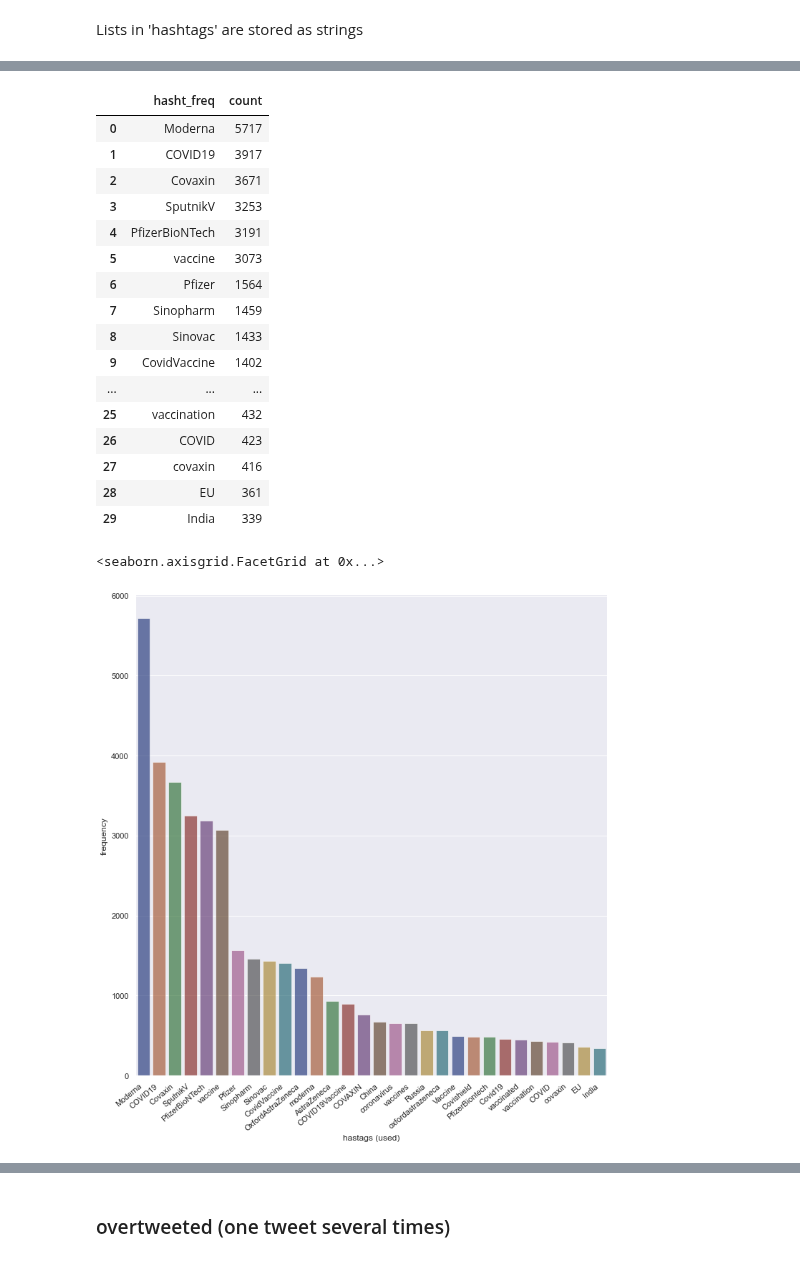
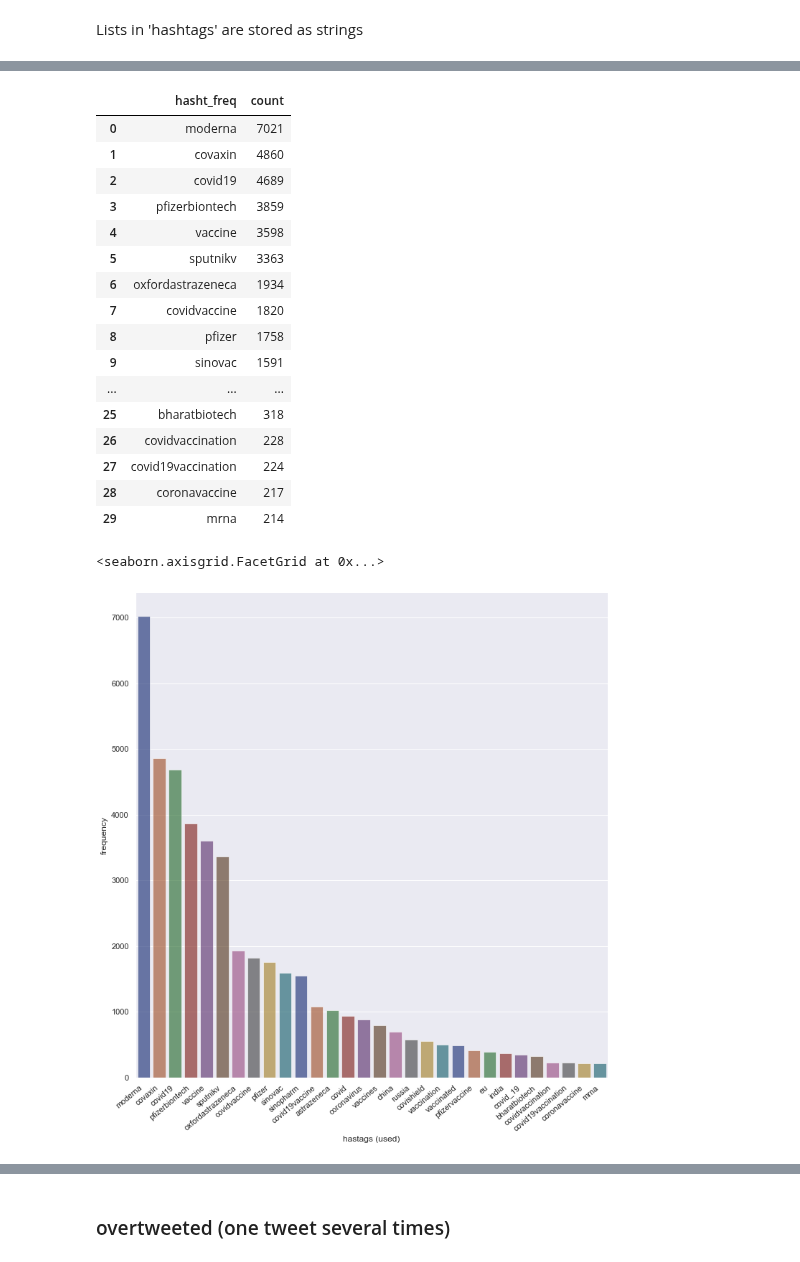
Before and after one commit to BiBa-01/Capstone_Covid, a Jupyter notebook: TweetsEDA.ipynb, the cells around one changed output, grey strips where cells are left out. Drawn from its saved outputs; the diff is of its cells as text; code cells hidden in the pictures.

```diff
--- a/TweetsEDA.ipynb
+++ b/TweetsEDA.ipynb
@@ -389,41 +443,40 @@ TypeError: eval() arg 1 must be a string, bytes or code object
 df_tweety['hashtags'] = df_tweety['hashtags'].fillna('[]')
 
 def to_1D(Series):
-    return pd.Series([x for lst in Series for x in lst])
+    return pd.Series([x.lower() for lst in Series for x in lst])
 
 hasht_freq = to_1D(df_tweety['hashtags']).value_counts()[:30].rename_axis('hasht_freq').reset_index(name='count')
 hasht_freq
 # %% [output]
 |  | hasht_freq | count |
-| 0 | Moderna | 5717 |
-| 1 | COVID19 | 3917 |
-| 2 | Covaxin | 3671 |
-| 3 | SputnikV | 3253 |
-| 4 | PfizerBioNTech | 3191 |
-| 5 | vaccine | 3073 |
-| 6 | Pfizer | 1564 |
-| 7 | Sinopharm | 1459 |
-| 8 | Sinovac | 1433 |
-| 9 | CovidVaccine | 1402 |
+| 0 | moderna | 7021 |
+| 1 | covaxin | 4860 |
+| 2 | covid19 | 4689 |
+| 3 | pfizerbiontech | 3859 |
+| 4 | vaccine | 3598 |
+| 5 | sputnikv | 3363 |
+| 6 | oxfordastrazeneca | 1934 |
+| 7 | covidvaccine | 1820 |
+| 8 | pfizer | 1758 |
+| 9 | sinovac | 1591 |
 | ... | ... | ... |
-| 25 | vaccination | 432 |
-| 26 | COVID | 423 |
-| 27 | covaxin | 416 |
-| 28 | EU | 361 |
-| 29 | India | 339 |
+| 25 | bharatbiotech | 318 |
+| 26 | covidvaccination | 228 |
+| 27 | covid19vaccination | 224 |
+| 28 | coronavaccine | 217 |
+| 29 | mrna | 214 |
 # %%
 #f, ax = plt.subplots(figsize=(7, 5))
-sns.despine(f)
 
 g = sns.catplot(
     data=hasht_freq, kind="bar",
     x="hasht_freq", y="count",# hue="sex",
     ci="sd", palette="dark", height=10, alpha=.6
 )
 #g.despine(left=True)
 g.set_axis_labels("hastags (used)", "frequency")
 g.set_xticklabels(rotation=40, ha="right")
 #g.legend.set_title("")
 # %% [output]
 <seaborn.axisgrid.FacetGrid at 0x...>
-[figure, old version]
+[figure, new version]
```
Also changed, not shown: parts of 48 cells of this notebook.
